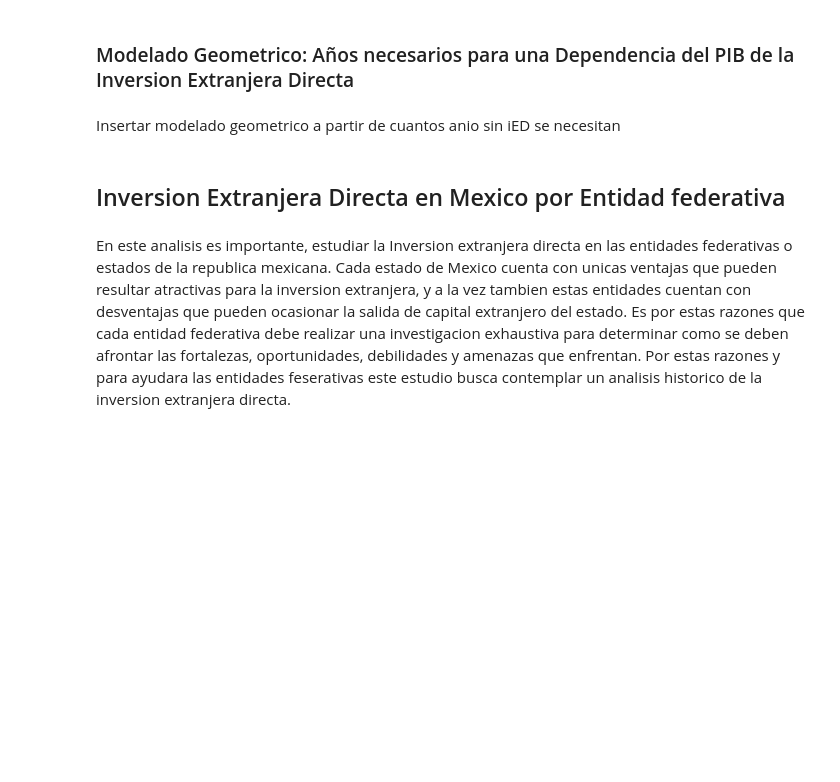
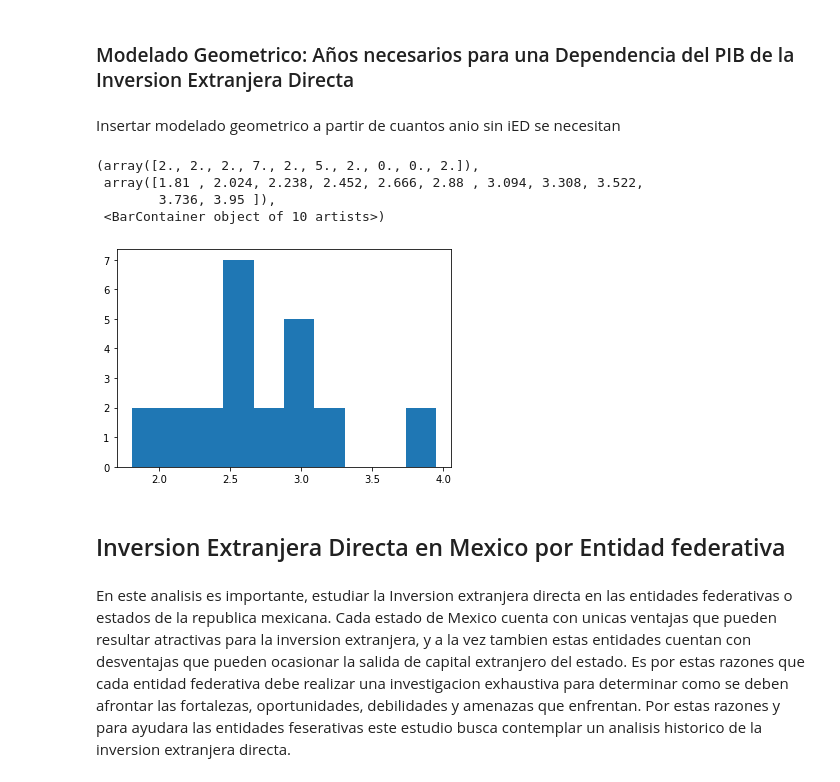
Before and after one commit to OctavioPB/Data-Analyst-Projects, a Jupyter notebook: InversionExtranjeraDirecta2023/Inversion Extranjera Directa en Mexico 2023.ipynb, the cells around one changed output. Drawn from its saved outputs; the diff is of its cells as text; code cells hidden in the pictures; blank space fills up the shorter version.

```diff
--- a/InversionExtranjeraDirecta2023/Inversion Extranjera Directa en Mexico 2023.ipynb
+++ b/InversionExtranjeraDirecta2023/Inversion Extranjera Directa en Mexico 2023.ipynb
@@ -311,6 +311,14 @@ Por lo tanto, la esperanza matemática o valor esperado de la variable aleatoria
 ### Modelado Geometrico: Años necesarios para una Dependencia del PIB de la Inversion Extranjera Directa
 # %% [markdown]
 Insertar modelado geometrico a partir de cuantos anio sin iED se necesitan
+# %%
+plt.hist(IED_PIB['Porcentaje'])
+# %% [output]
+(array([2., 2., 2., 7., 2., 5., 2., 0., 0., 2.]),
+ array([1.81 , 2.024, 2.238, 2.452, 2.666, 2.88 , 3.094, 3.308, 3.522,
+        3.736, 3.95 ]),
+ <BarContainer object of 10 artists>)
+[figure, added]
 # %% [markdown]
 ## Inversion Extranjera Directa en Mexico por Entidad federativa
 # %% [markdown]
```
